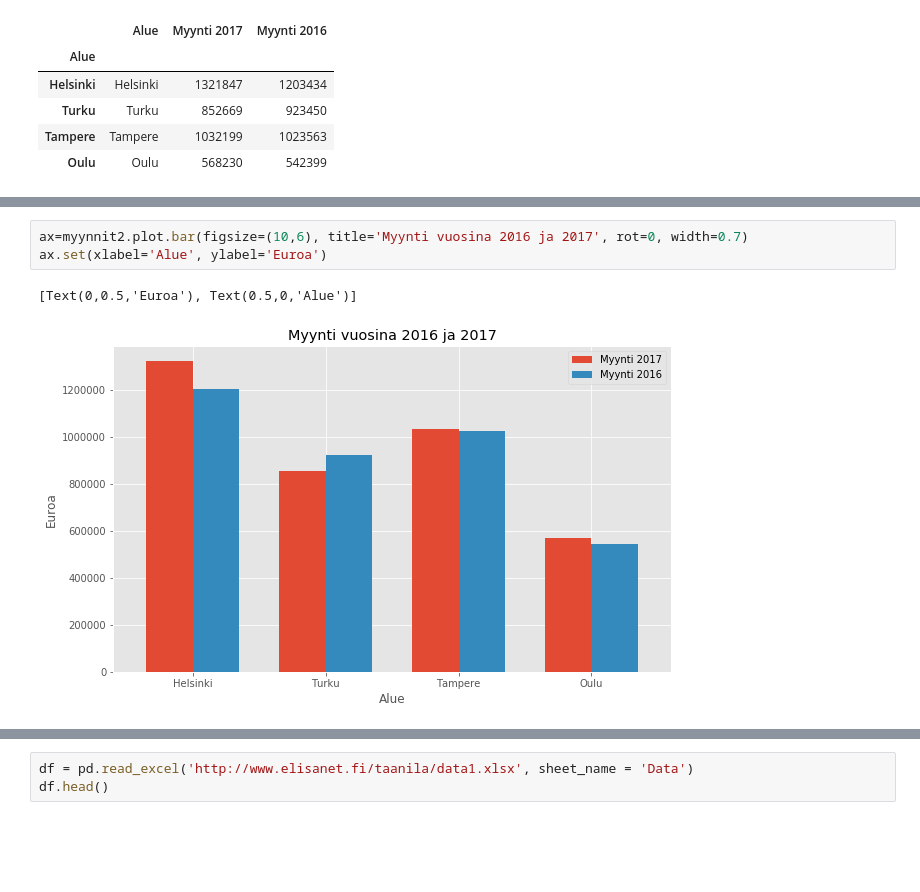
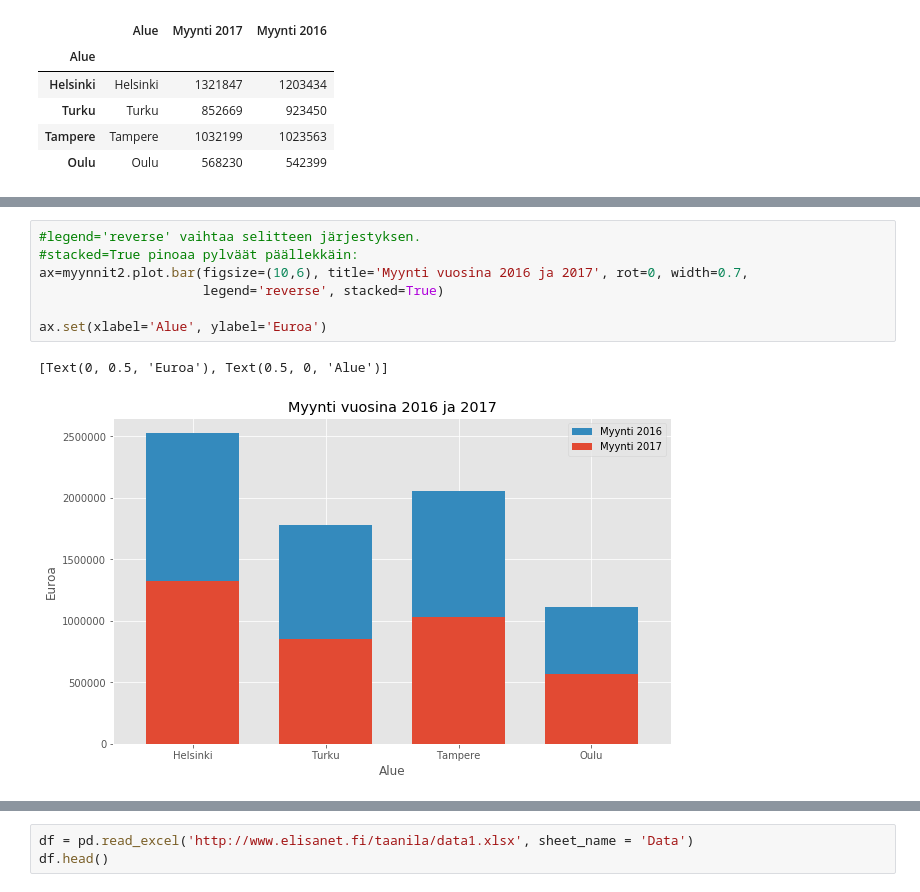
Before and after one commit to taanila/tilastoapu, a Jupyter notebook: kuviot1.ipynb, the cells around one changed output, grey strips where cells are left out. Saved outputs shown, nothing was run; the diff lists cells and outputs as text; blank space fills up the shorter version.

```diff
--- a/kuviot1.ipynb
+++ b/kuviot1.ipynb
@@ -100,6 +137,10 @@ myynnit2
 # %%
-ax=myynnit2.plot.bar(figsize=(10,6), title='Myynti vuosina 2016 ja 2017', rot=0, width=0.7)
+#legend='reverse' vaihtaa selitteen järjestyksen.
+#stacked=True pinoaa pylväät päällekkäin:
+ax=myynnit2.plot.bar(figsize=(10,6), title='Myynti vuosina 2016 ja 2017', rot=0, width=0.7,
+                     legend='reverse', stacked=True)
+
 ax.set(xlabel='Alue', ylabel='Euroa')
 # %% [output]
-[Text(0,0.5,'Euroa'), Text(0.5,0,'Alue')]
+[Text(0, 0.5, 'Euroa'), Text(0.5, 0, 'Alue')]
-[figure, old version]
+[figure, new version]
```
Also changed, not shown: parts of 12 cells of this notebook.
